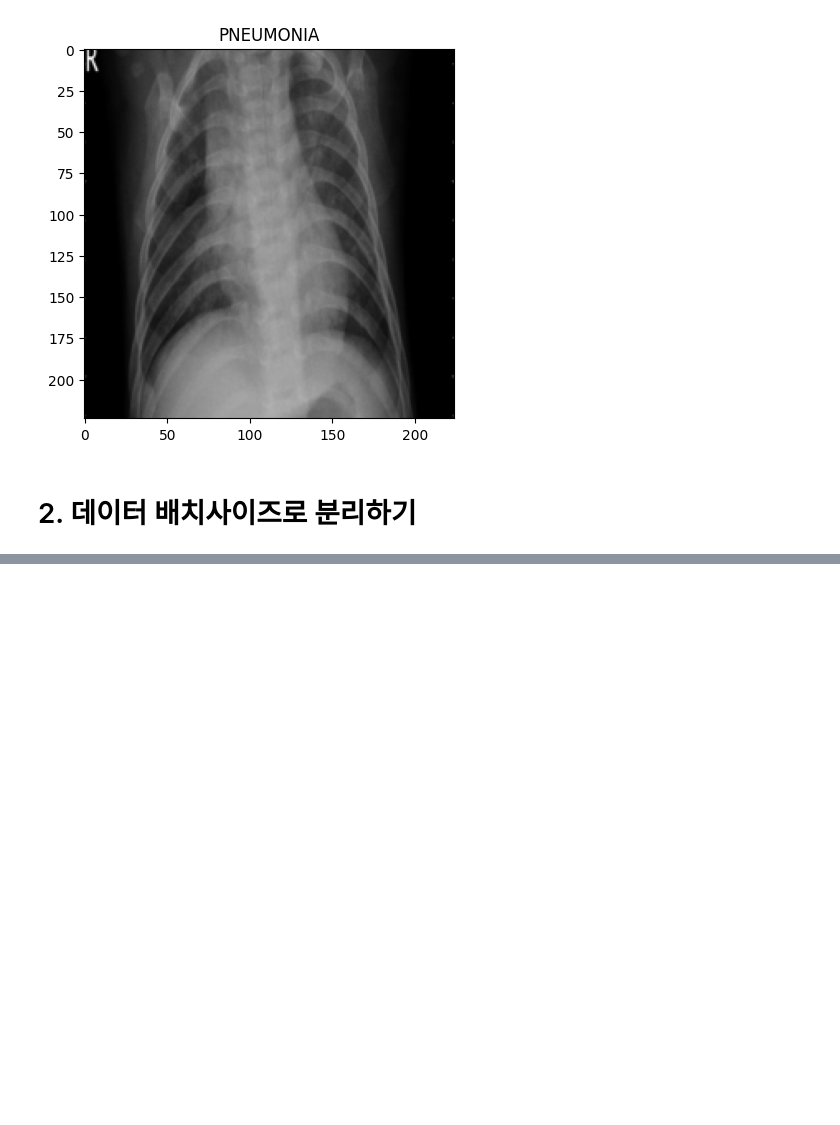
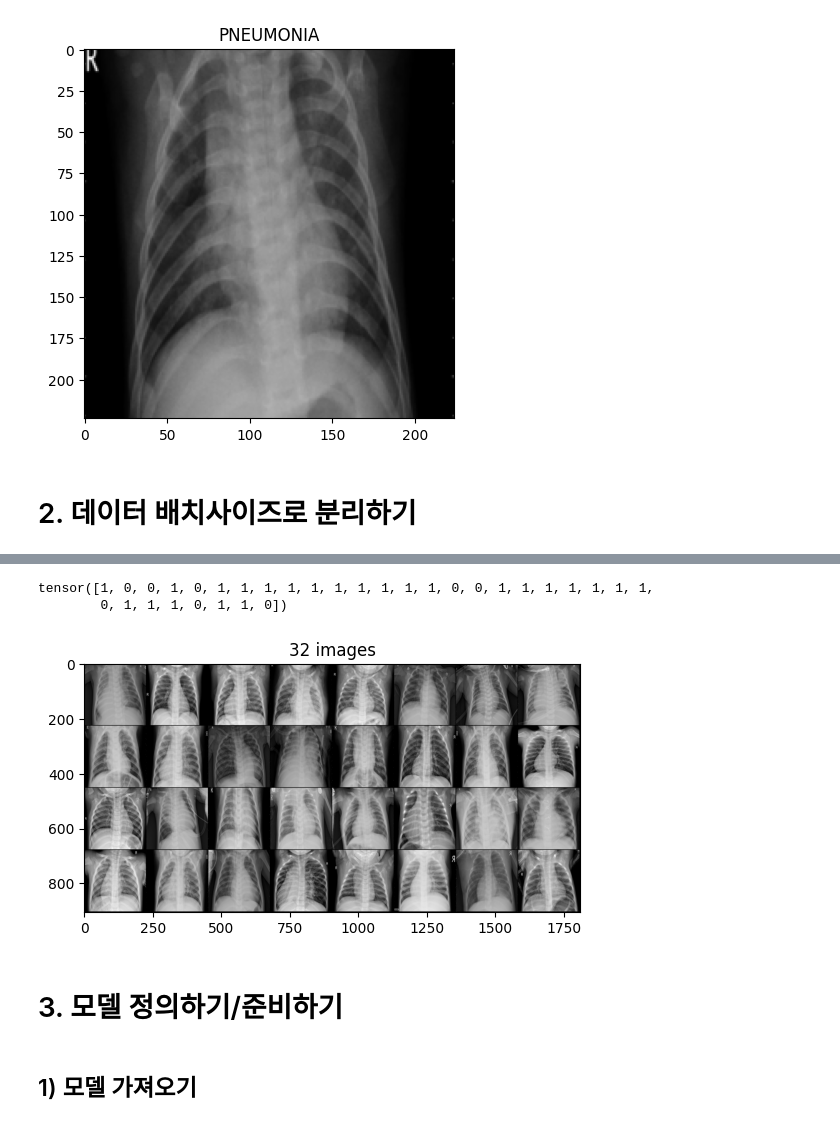
Before and after one commit to kimseo-0/DeepLearning-Pneumonia, a Jupyter notebook: classificaion.ipynb, the cells around one changed output, grey strips where cells are left out. Saved outputs shown, nothing was run; the diff lists cells and outputs as text; code cells hidden in the pictures; blank space fills up the shorter version.

```diff
--- a/classificaion.ipynb
+++ b/classificaion.ipynb
@@ -140,0 +198,16 @@ tensor(1)
+# %%
+import matplotlib.pyplot as plt
+
+images, labels = next(iter(train_dataLoader))
+images_data = torchvision.utils.make_grid([image for image in images])
+
+print(labels)
+view_img(images_data, '32 images')
+# %% [output]
+tensor([1, 0, 0, 1, 0, 1, 1, 1, 1, 1, 1, 1, 1, 1, 1, 0, 0, 1, 1, 1, 1, 1, 1, 1,
+        0, 1, 1, 1, 0, 1, 1, 0])
+[figure, added]
+# %% [markdown]
+# 3. 모델 정의하기/준비하기
+# %% [markdown]
+## 1) 모델 가져오기
```
Also changed, not shown: parts of 21 cells of this notebook.
